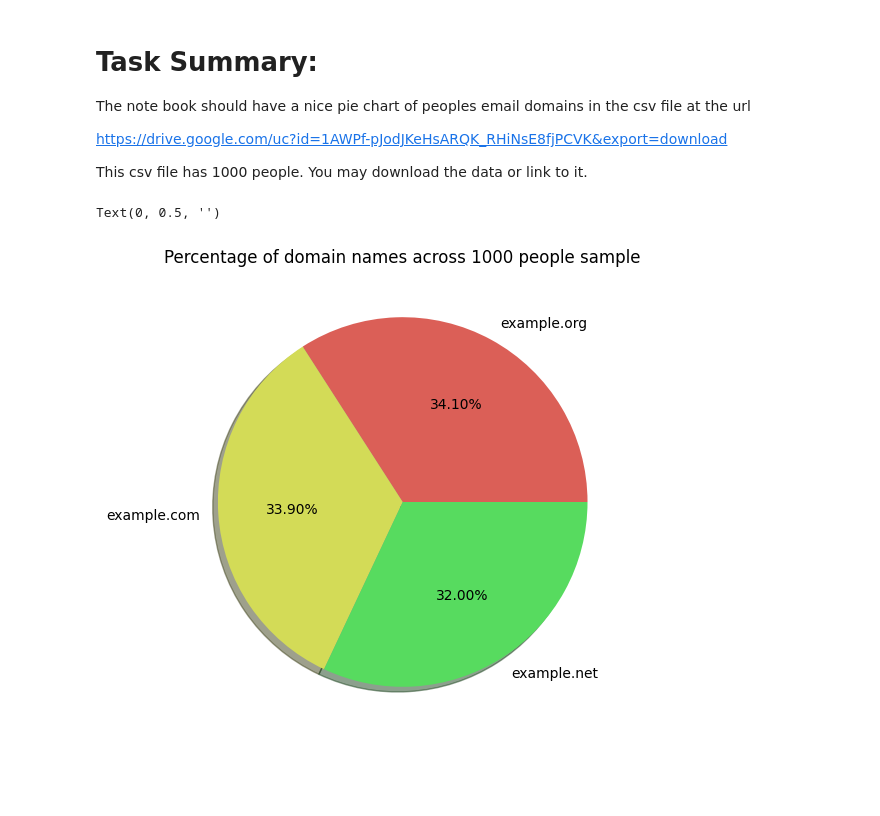
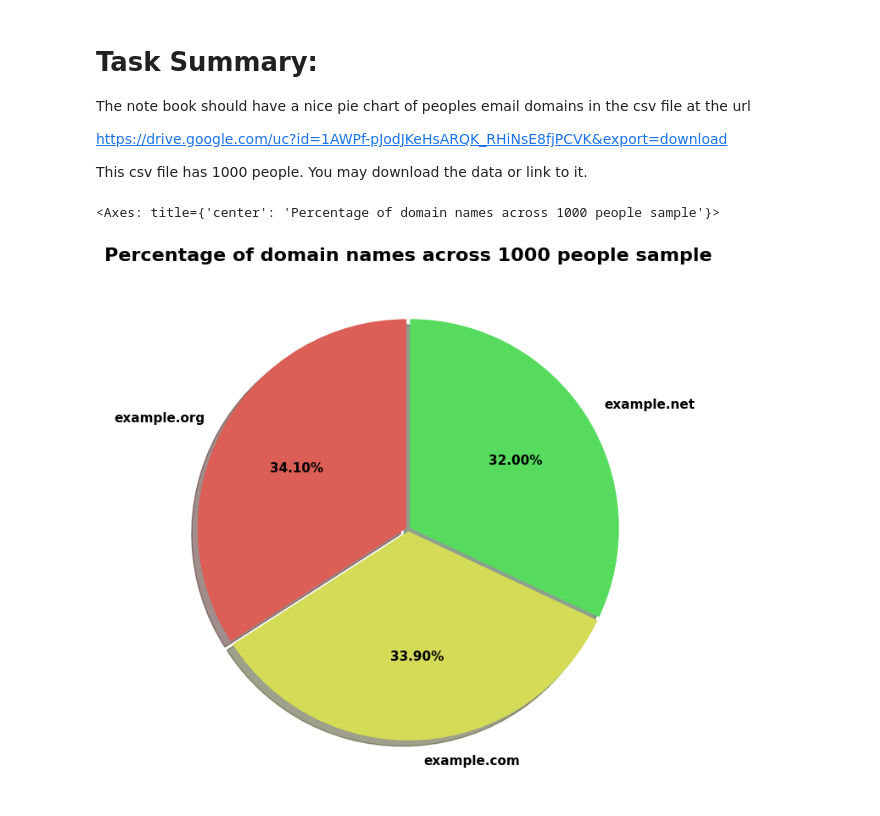
Before and after one commit to Hugo-van-Zyl/programming-for-data-analytics, a Jupyter notebook: Practical Assignments/assignment03-pie.ipynb, the cells around one changed output. Drawn from its saved outputs; the diff is of its cells as text; code cells hidden in the pictures; blank space fills up the shorter version.

```diff
--- a/Practical Assignments/assignment03-pie.ipynb
+++ b/Practical Assignments/assignment03-pie.ipynb
@@ -17,38 +17,49 @@ import seaborn as sns
 
 # Get CSV data into a pandas dataframe. CSV file is in this root folder so no need to specify filepath
 df_peopledata = pd.read_csv("people-1000.csv")
 
 # display first few rows of data to make sure it pulled into dataframe correctly
 # display(df_peopledata.head())
 
 # Get / isolate the email addresses only from the larger dataframe
 # Split the domain name from the people specific email address using the string split() method
 # use .str[1] to keep everything after the delimeter @
 df_domains = df_peopledata['Email'].str.split('@').str[1]
 
 # check output if correct
 # display(df_domains)
 
 # Now I need to get the total number for each unique domain in the datafrane. I will use the values_count() method for this
 df_domain_counts = df_domains.value_counts()
 
 # check output if correct
 # display(df_domain_counts)
 
 # Choose a color palette from seaborn for using in my pie chart
 pie_colors = sns.color_palette('hls')
 
 # Now create the pie chart using this data
-piechart = df_domain_counts.plot(kind='pie', autopct='%1.2f%%', colors= pie_colors, figsize=(6,6), shadow = True)
-# set shadow = True to make it look nicer.
+piechart = df_domain_counts.plot(kind='pie', # make pie chart type
+                                 labels=df_domain_counts.index,
+                                 autopct='%1.2f%%', # show % of total on chart
+                                 colors= pie_colors, # get colors from seaborn palette above
+                                 figsize=(10,8),
+                                 shadow = True, # set shadow = True to make it look nicer.
+                                 textprops={'fontsize': 11, 'weight': 'bold'}, # make text more visible
+                                 explode=(0.01, 0.01, 0.01), # create a small seperation between the items
+                                 startangle=90) # startangle = 90 to start from the top
+
 
 # set a title for the pie chart
-piechart.set_title('Percentage of domain names across 1000 people sample')
+piechart.set_title('Percentage of domain names across 1000 people sample', fontsize=16, weight='bold')
 # no y label here as this is pie chart
 piechart.set_ylabel('')
+
+#show pie chart
+display(piechart)
 # %% [output]
-Text(0, 0.5, '')
+<Axes: title={'center': 'Percentage of domain names across 1000 people sample'}>
-[figure, old version]
+[figure, new version]
 # %% [markdown]
 ## Task Resources
 ### The following resources were used for completion of this task:
```
Also changed, not shown: parts of 1 cell of this notebook.
